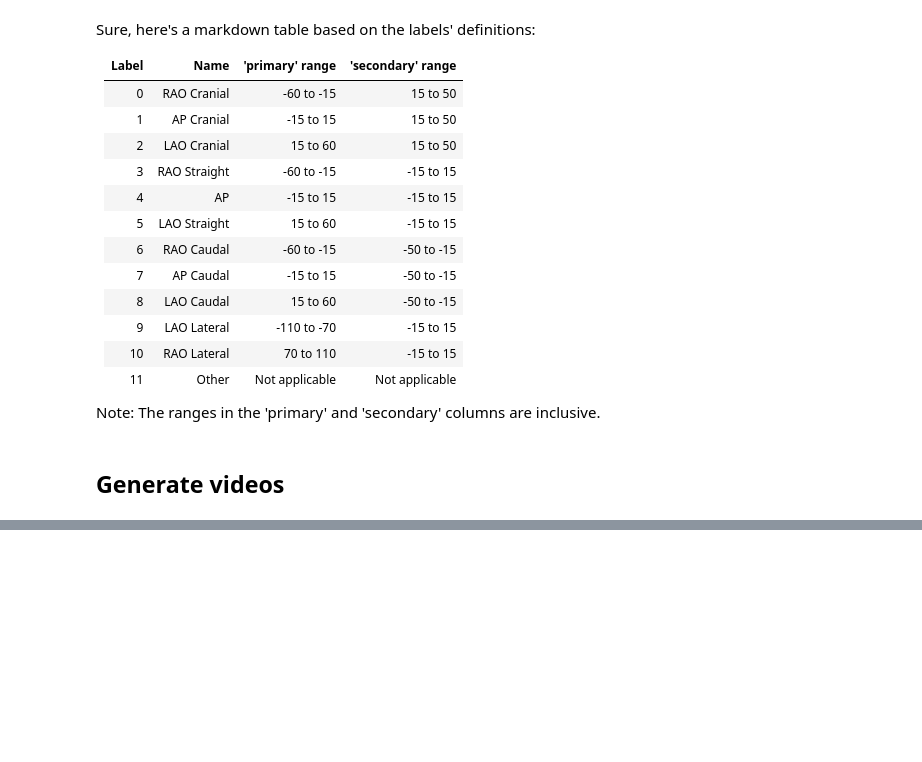
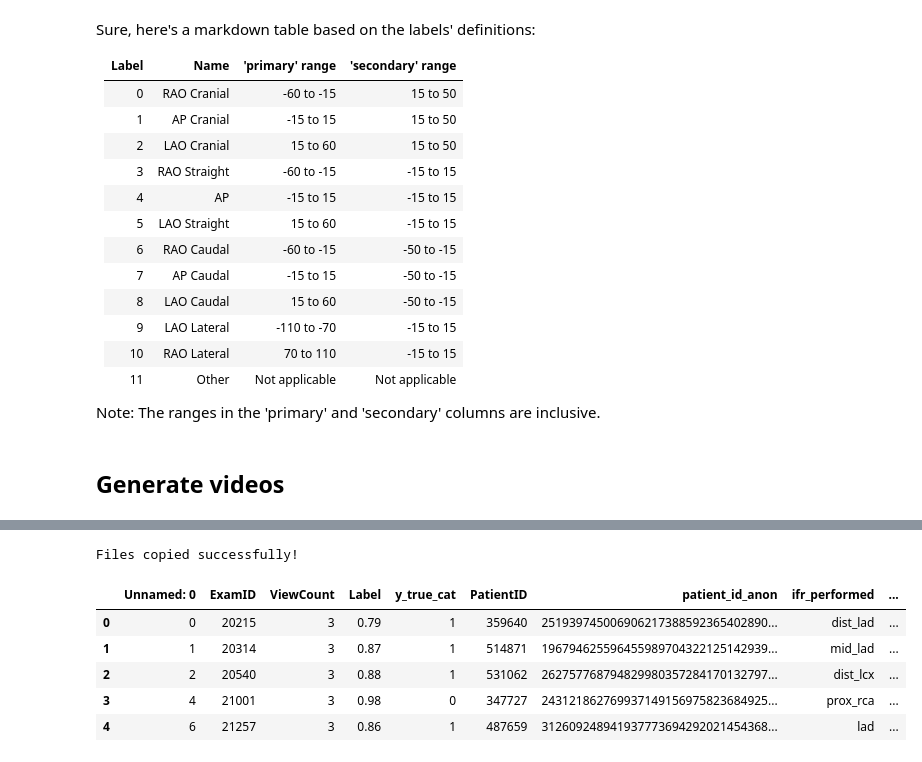
Before and after one commit to HeartWise-AI/DicomVideoProcessing, a Jupyter notebook: 2_GenerateDeepIFR.ipynb, the cells around one changed output, grey strips where cells are left out. Saved outputs shown, nothing was run; the diff lists cells and outputs as text; code cells hidden in the pictures; blank space fills up the shorter version.

```diff
--- a/2_GenerateDeepIFR.ipynb
+++ b/2_GenerateDeepIFR.ipynb
@@ -544,0 +920,44 @@ exploded_df.ifr.value_counts()
+# %%
+import os
+import shutil
+
+import pandas as pd
+from tqdm import tqdm
+
+dst_folder = "../Oread/deepIFR/"
+
+# Make sure the destination folder exists, if not, create it
+if not os.path.exists(dst_folder):
+    os.makedirs(dst_folder)
+
+# Loop through all the rows in the DataFrame
+for idx, row in tqdm(df_split.iterrows()):
+    # Get filenames from the DataFrame row and remove the prefix
+    filenames = [
+        row["FileName0"].replace("../../../DicomVideoProcessing/", ""),
+        row["FileName1"].replace("../../../DicomVideoProcessing/", ""),
+    ]
+
+    # Loop through all the files in the source directory
+    for file in filenames:
+        # Check if the source file exists
+        if os.path.exists(file):
+            # Construct full file path
+            dst = os.path.join(dst_folder, os.path.basename(file))
+            # Copy the file to destination dir
+            shutil.copy(file, dst)
+        else:
+            print(f"File {file} not found.")
+
+print("Files copied successfully!")
+# %% [output]
+Files copied successfully!
+# %%
+display(df_split.head(n=5))
+# %% [output]
+|  | Unnamed: 0 | ExamID | ViewCount | Label | y_true_cat | PatientID | patient_id_anon | ifr_performed | ... |
+| 0 | 0 | 20215 | 3 | 0.79 | 1 | 359640 | 251939745006906217388592365402890... | dist_lad | ... |
+| 1 | 1 | 20314 | 3 | 0.87 | 1 | 514871 | 196794625596455989704322125142939... | mid_lad | ... |
+| 2 | 2 | 20540 | 3 | 0.88 | 1 | 531062 | 262757768794829980357284170132797... | dist_lcx | ... |
+| 3 | 4 | 21001 | 3 | 0.98 | 0 | 347727 | 243121862769937149156975823684925... | prox_rca | ... |
+| 4 | 6 | 21257 | 3 | 0.86 | 1 | 487659 | 312609248941937773694292021454368... | lad | ... |
```
Also changed, not shown: parts of 46 cells of this notebook, 3 other files.
